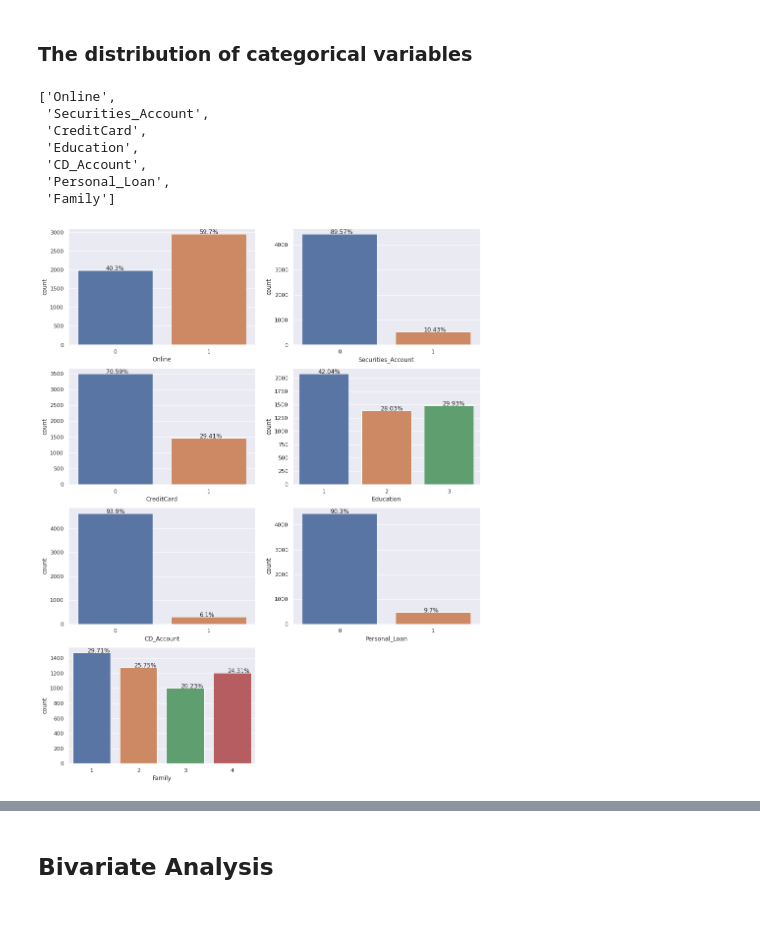
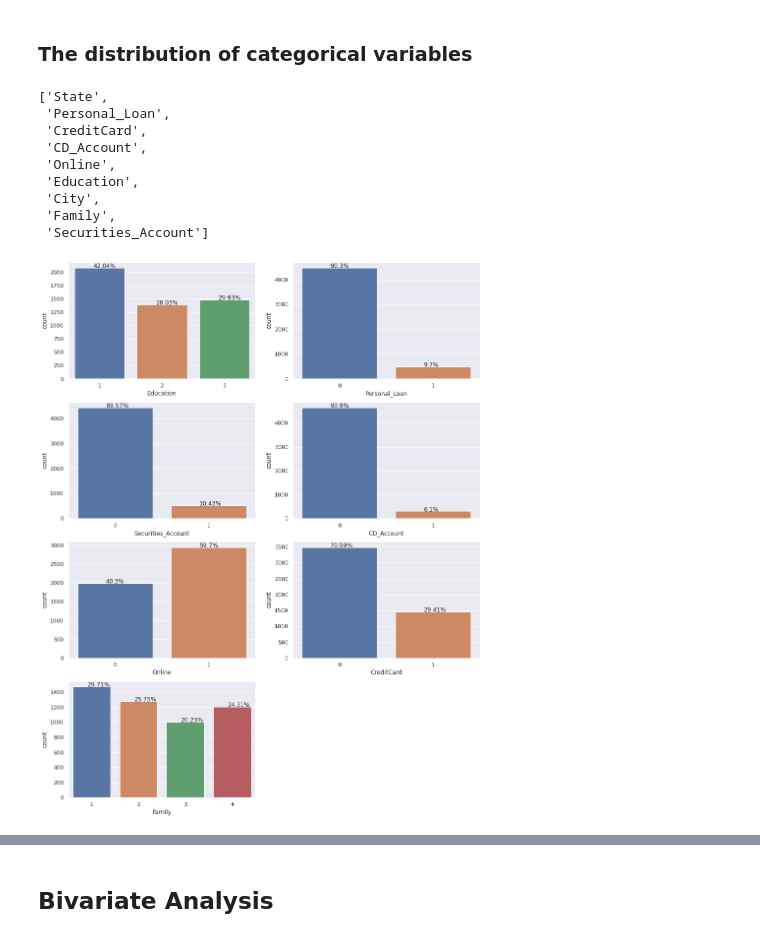
Before and after one commit to liangym2014/Data-science-and-machine-learning, a Jupyter notebook: 3.Personal_Loan_Campaign_Solution.ipynb, the cells around one changed output, grey strips where cells are left out. Saved outputs shown, nothing was run; the diff lists cells and outputs as text; code cells hidden in the pictures.

Commit message:
Add a Data Pre-processing section before EDA to handle the zipcode. Add City vs Personal_Loan to EDA. Modify Conclusion.

```diff
--- a/3.Personal_Loan_Campaign_Solution.ipynb
+++ b/3.Personal_Loan_Campaign_Solution.ipynb
@@ -178,0 +171,10 @@ df.describe().T
+# %%
+# cast zipcode to city and state
+zc = ZipCodeDatabase()
+zip_city_state = {}   # dictionary, key: zip code, value: (city, state)
+
+for z in df.ZIPCode.unique():
+    if z not in zc:
+        print("zip code not found: ", z)
+    else:
+        zip_city_state[z] = (zc[z].city, zc[z].state)
@@ -178,0 +186,9 @@ df.describe().T
+# %%
+# hard code city and state of the above zip codes
+zip_city_state[92717] = ("Irvine", "CA")
+zip_city_state[93077] = ("Ventura", "CA")
+zip_city_state[92634] = ("Fullerton", "CA")
+zip_city_state[96651] = ("San Francisco", "CA")    # military installation
+# %%
+df["City"] = df["ZIPCode"].apply(lambda x: zip_city_state[x][0])
+df["State"] = df["ZIPCode"].apply(lambda x: zip_city_state[x][1])
@@ -207,24 +256,26 @@ for i, col in enumerate(continuous_cols):
 category_cols = list(set(df.columns) - set(continuous_cols))  # category columns
 category_cols
 # %% [output]
-['Online',
- 'Securities_Account',
+['State',
+ 'Personal_Loan',
  'CreditCard',
+ 'CD_Account',
+ 'Online',
  'Education',
- 'CD_Account',
- 'Personal_Loan',
- 'Family']
+ 'City',
+ 'Family',
+ 'Securities_Account']
 # %%
 plt.figure(figsize = (15,20))
 
-for i, col in enumerate(category_cols):
+for i, col in enumerate(['Education', 'Personal_Loan', 'Securities_Account', 'CD_Account', 'Online', 'CreditCard', 'Family']):
     plt.subplot(4,2, i + 1)
     ax = sns.countplot(data = df, x = col);     # cout plot
     total = df.shape[0]
     for p in ax.patches:
         percent = p.get_height() / total * 100
         x = p.get_x() + p.get_width() / 2 - 0.1
         y = p.get_y() + p.get_height() + 0.1
         ax.annotate(str(round(percent, 2)) + '%', (x, y), fontsize = 12)
 # %% [output]
-[figure, old version]
+[figure, new version]
```
Also changed, not shown: parts of 49 cells of this notebook.
